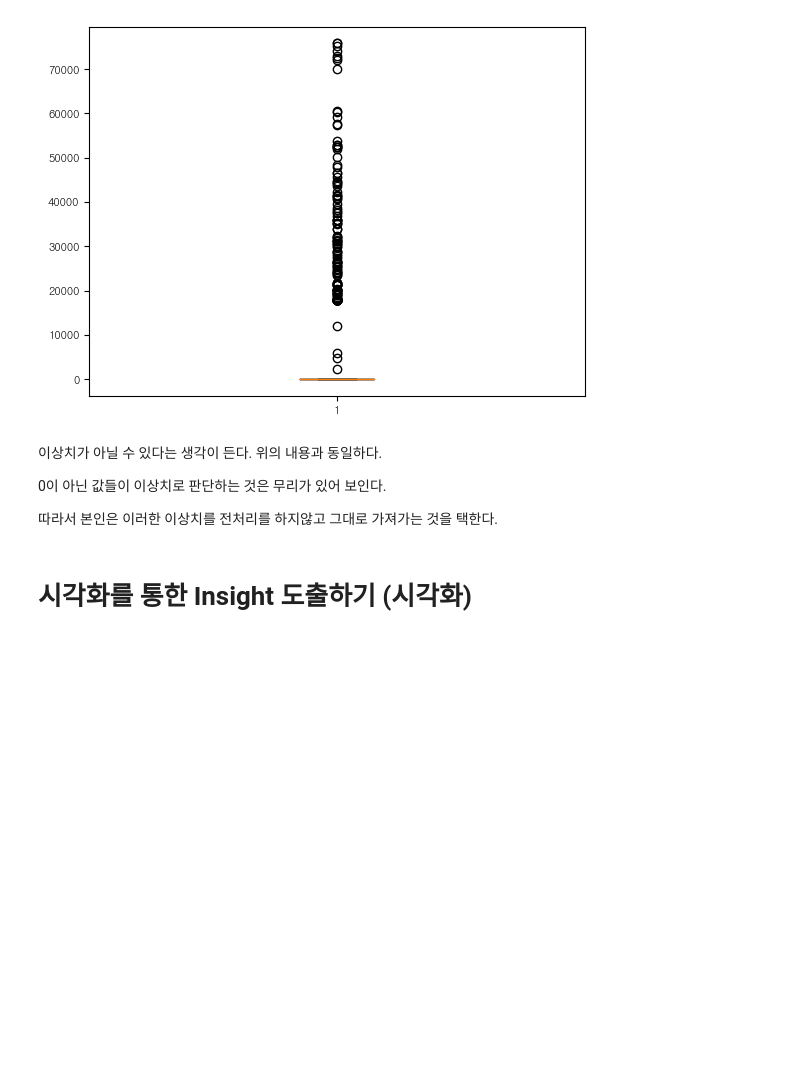
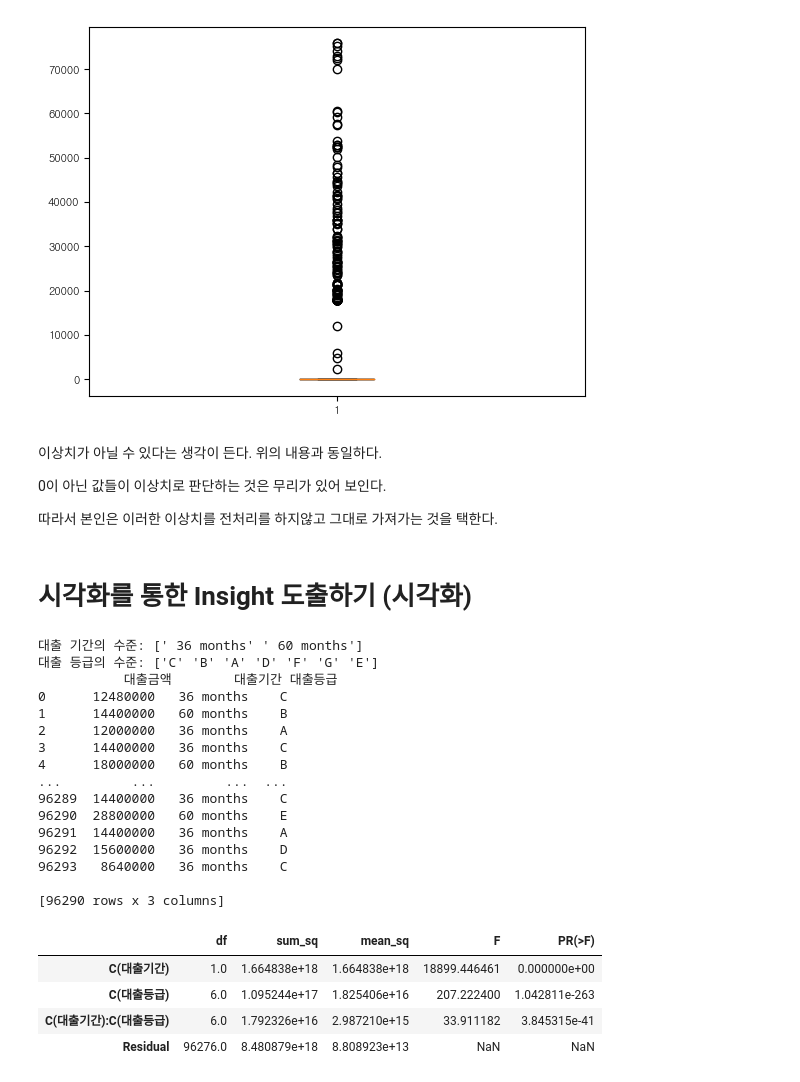
Before and after one commit to youse0ng/AICE_, a Jupyter notebook: open/데이터.ipynb, the cells around one changed output. Cells and saved outputs as stored; diff of their text form; code cells hidden in the pictures; blank space fills up the shorter version.

```diff
--- a/open/데이터.ipynb
+++ b/open/데이터.ipynb
@@ -269,3 +269,33 @@ plt.show()
 따라서 본인은 이러한 이상치를 전처리를 하지않고 그대로 가져가는 것을 택한다.
 # %% [markdown]
 # 시각화를 통한 Insight 도출하기 (시각화)
+# %%
+anova_frame=dataframe[['대출금액','대출기간','대출등급']]
+print('대출 기간의 수준:', anova_frame['대출기간'].unique())
+print('대출 등급의 수준:', anova_frame['대출등급'].unique())
+print(anova_frame)
+# 등급과 대출기간 평균이 -대출 금액의 평균의 차이가존재하는가?
+fit=smf.ols('대출금액~ C(대출기간) + C(대출등급) + C(대출기간)*C(대출등급)',anova_frame).fit()
+sm.stats.anova_lm(fit)
+# %% [output]
+대출 기간의 수준: [' 36 months' ' 60 months']
+대출 등급의 수준: ['C' 'B' 'A' 'D' 'F' 'G' 'E']
+           대출금액        대출기간 대출등급
+0      12480000   36 months    C
+1      14400000   60 months    B
+2      12000000   36 months    A
+3      14400000   36 months    C
+4      18000000   60 months    B
+...         ...         ...  ...
+96289  14400000   36 months    C
+96290  28800000   60 months    E
+96291  14400000   36 months    A
+96292  15600000   36 months    D
+96293   8640000   36 months    C
+
+[96290 rows x 3 columns]
+|  | df | sum_sq | mean_sq | F | PR(>F) |
+| C(대출기간) | 1.0 | 1.664838e+18 | 1.664838e+18 | 18899.446461 | 0.000000e+00 |
+| C(대출등급) | 6.0 | 1.095244e+17 | 1.825406e+16 | 207.222400 | 1.042811e-263 |
+| C(대출기간):C(대출등급) | 6.0 | 1.792326e+16 | 2.987210e+15 | 33.911182 | 3.845315e-41 |
+| Residual | 96276.0 | 8.480879e+18 | 8.808923e+13 | NaN | NaN |
```
Also changed, not shown: parts of 3 cells of this notebook, 2 other files.
